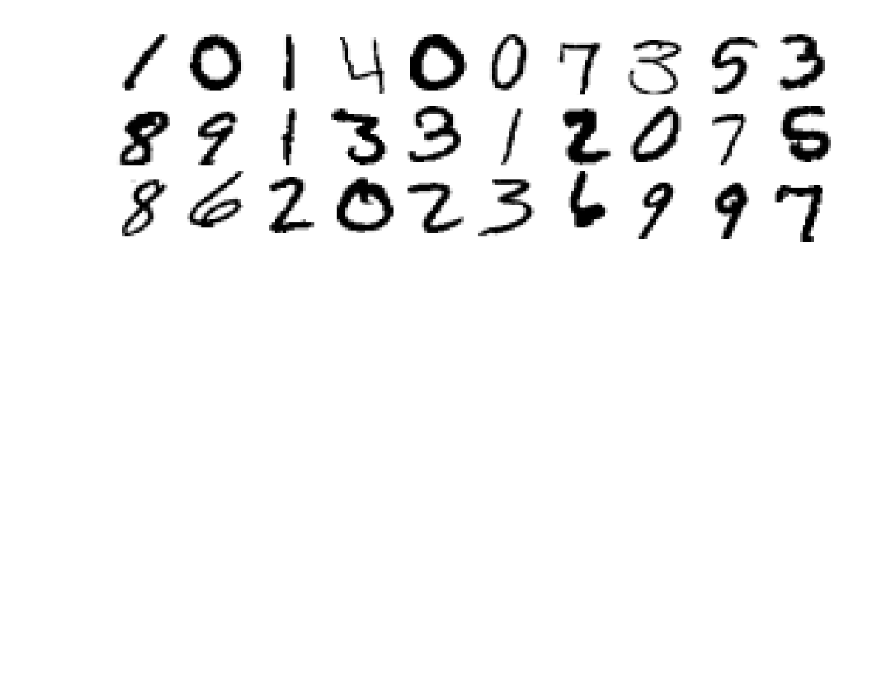
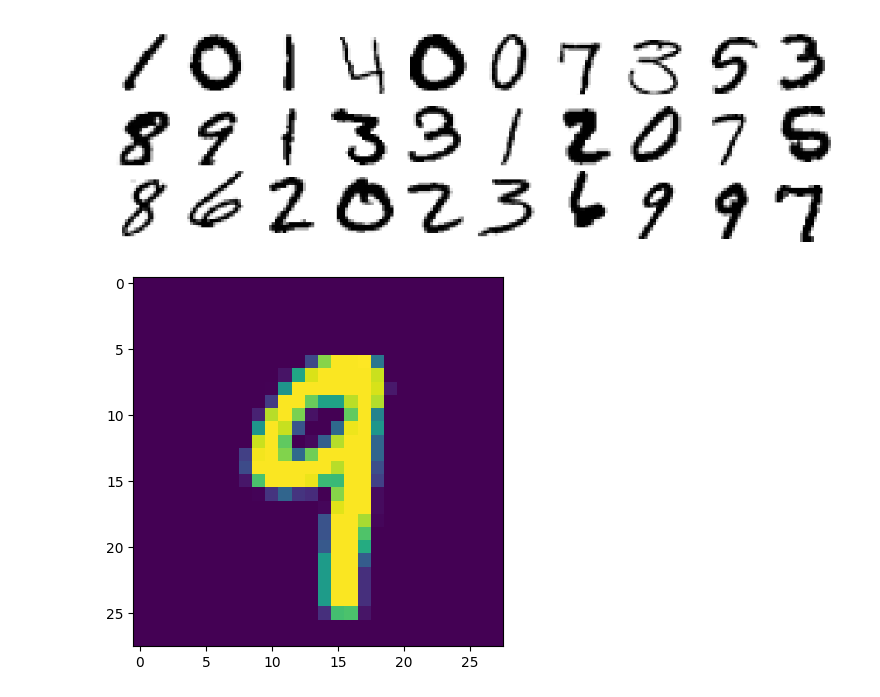
Before and after one commit to IndiraTsir/CNN_numbers, a Jupyter notebook: CNN_001.ipynb, the cells around one changed output. Saved outputs shown, nothing was run; the diff lists cells and outputs as text; code cells hidden in the pictures; blank space fills up the shorter version.

```diff
--- a/CNN_001.ipynb
+++ b/CNN_001.ipynb
@@ -168,3 +194,15 @@ plt.subplots_adjust(wspace=-0.1, hspace=-0.1)
 plt.show()
 # %% [output]
 [figure]
+# %%
+#Spliting Train and test set
+random_seed =2
+
+X_train,X_val,Y_train,Y_val = train_test_split(X_train,Y_train,test_size=0.1,
+                                                random_state = random_seed)
+# %%
+#Show some example
+
+g = plt.imshow(X_train[2][:,:,0])
+# %% [output]
+[figure, added]
```
Also changed, not shown: parts of 15 cells of this notebook.
